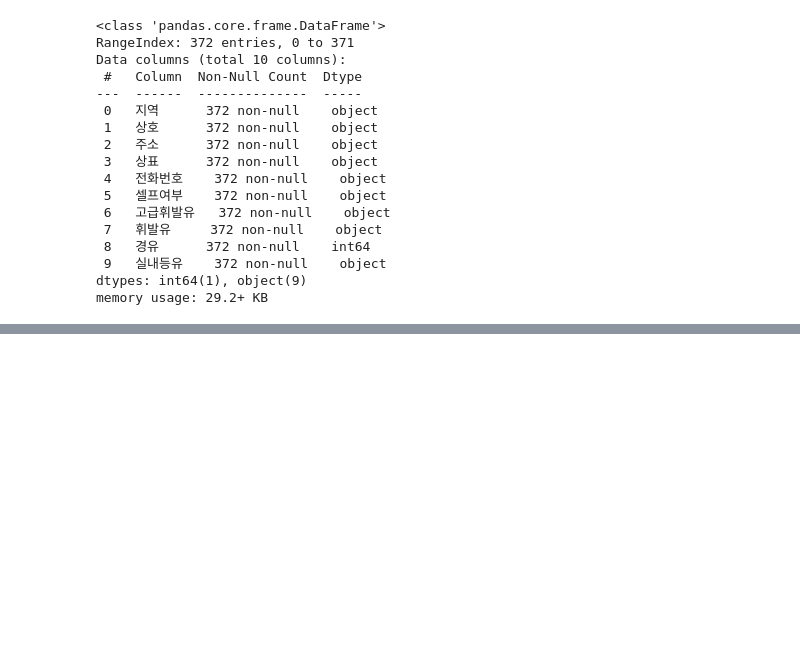
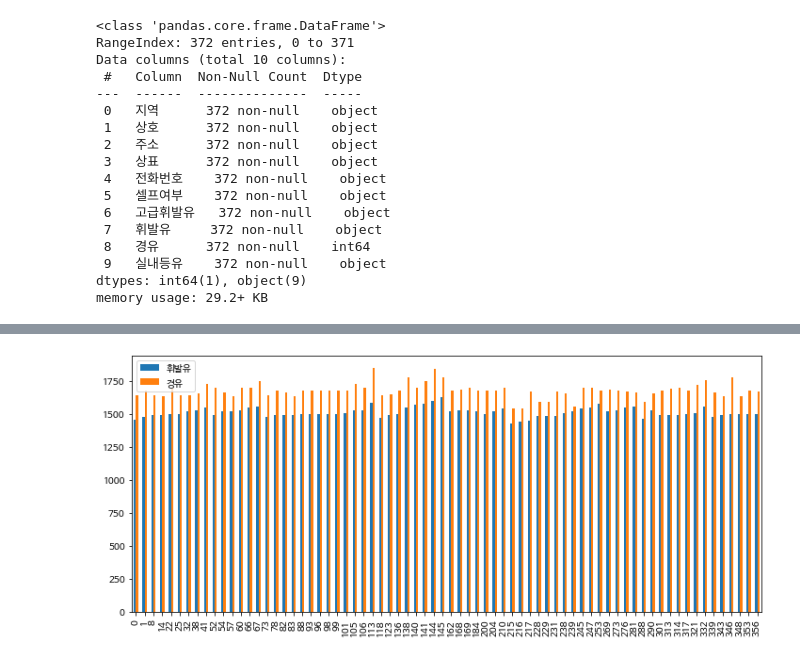
Before and after one commit to toughC/Python_Machine_Learning, a Jupyter notebook: 04_pandas2.ipynb, the cells around one changed output, grey strips where cells are left out. Drawn from its saved outputs; the diff is of its cells as text; code cells hidden in the pictures; blank space fills up the shorter version.

```diff
--- a/04_pandas2.ipynb
+++ b/04_pandas2.ipynb
@@ -322,0 +540,5 @@ df.
+# %%
+df2[['휘발유', '경유']].plot(kind='bar', figsize=(12,5))
+plt.show()
+# %% [output]
+[figure, added]
```
Also changed, not shown: parts of 40 cells of this notebook.
